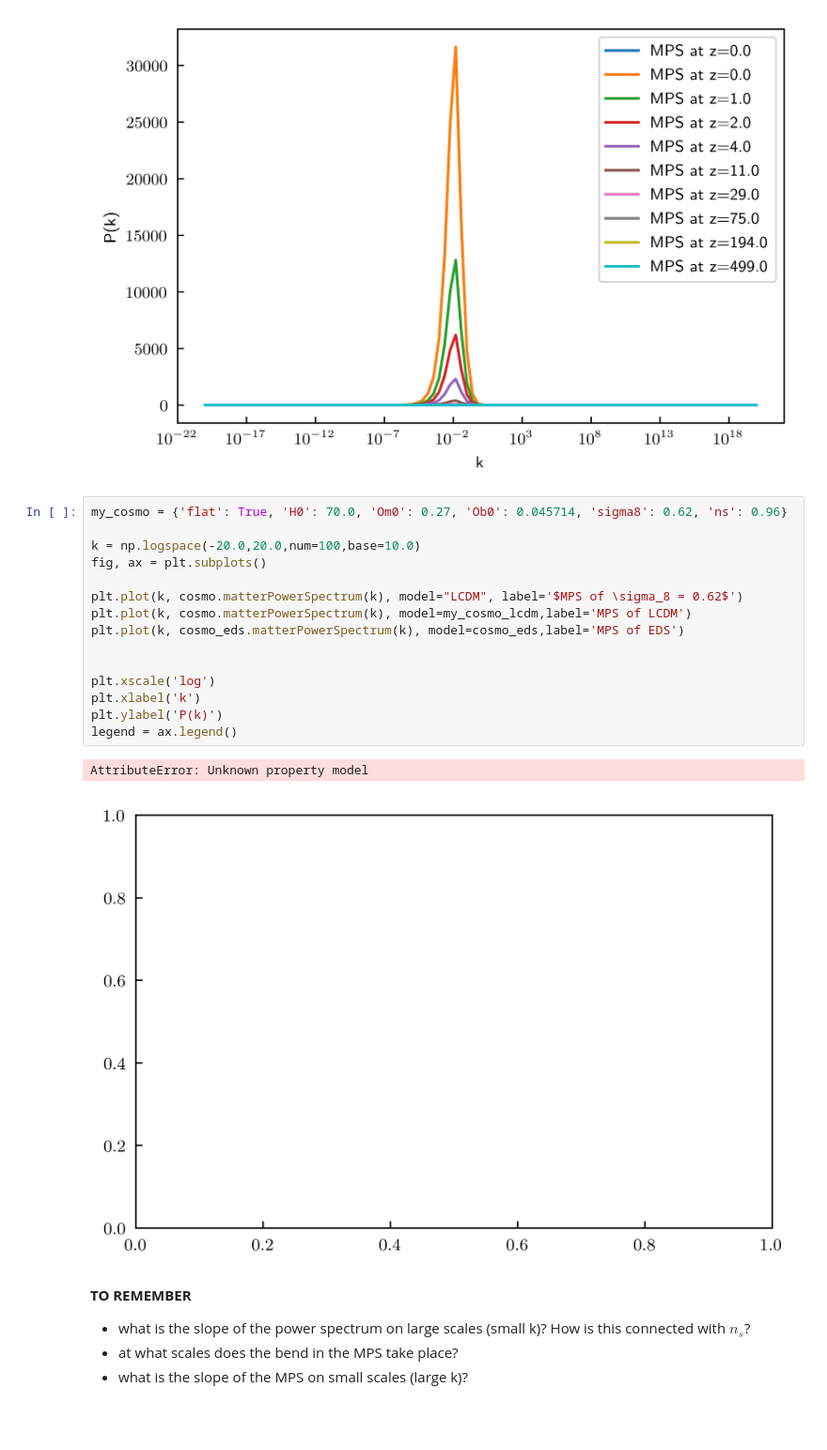
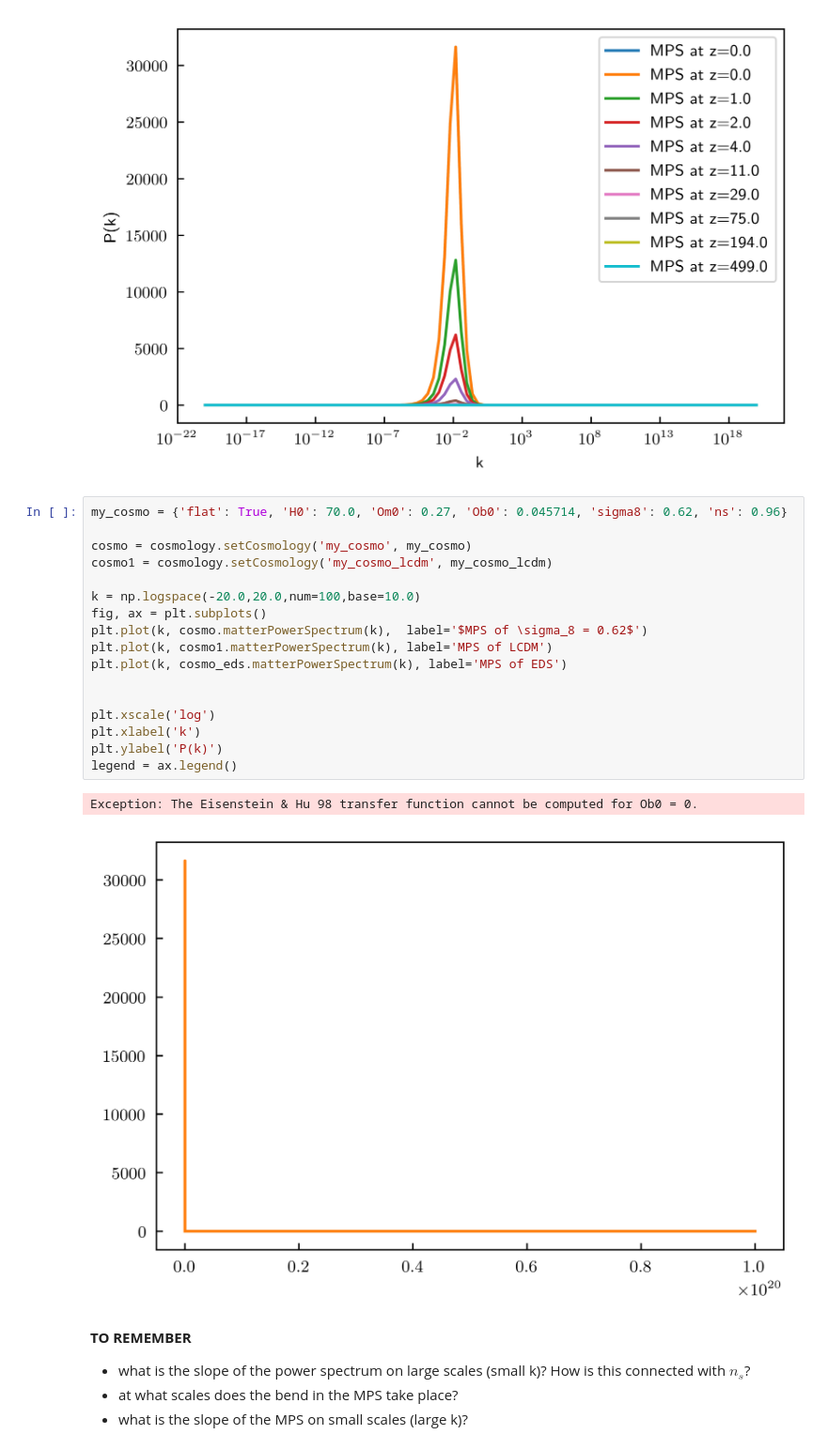
Before and after one commit to rqguan/ASTR214_Runquan, a Jupyter notebook: class3and4_powerspectrum_Runquan.ipynb, the cells around one changed output. Shown at 94% size. Cells and saved outputs as stored; diff of their text form; blank space fills up the shorter version.

```diff
--- a/class3and4_powerspectrum_Runquan.ipynb
+++ b/class3and4_powerspectrum_Runquan.ipynb
@@ -874,21 +874,23 @@ legend = ax.legend()
 # %%
 my_cosmo = {'flat': True, 'H0': 70.0, 'Om0': 0.27, 'Ob0': 0.045714, 'sigma8': 0.62, 'ns': 0.96}
 
+cosmo = cosmology.setCosmology('my_cosmo', my_cosmo)
+cosmo1 = cosmology.setCosmology('my_cosmo_lcdm', my_cosmo_lcdm)
+
 k = np.logspace(-20.0,20.0,num=100,base=10.0)
 fig, ax = plt.subplots()
-
-plt.plot(k, cosmo.matterPowerSpectrum(k), model="LCDM", label='$MPS of \sigma_8 = 0.62$')
-plt.plot(k, cosmo.matterPowerSpectrum(k), model=my_cosmo_lcdm,label='MPS of LCDM')
-plt.plot(k, cosmo_eds.matterPowerSpectrum(k), model=cosmo_eds,label='MPS of EDS')
+plt.plot(k, cosmo.matterPowerSpectrum(k),  label='$MPS of \sigma_8 = 0.62$')
+plt.plot(k, cosmo1.matterPowerSpectrum(k), label='MPS of LCDM')
+plt.plot(k, cosmo_eds.matterPowerSpectrum(k), label='MPS of EDS')
 
 
 plt.xscale('log')
 plt.xlabel('k')
 plt.ylabel('P(k)')
 legend = ax.legend()
 # %% [output]
-AttributeError: Unknown property model
+Exception: The Eisenstein & Hu 98 transfer function cannot be computed for Ob0 = 0.
-[figure, old version]
+[figure, new version]
 # %% [markdown]
 **TO REMEMBER**
 * what is the slope of the power spectrum on large scales (small k)? How is this connected with $n_s$?
```
Also changed, not shown: parts of 1 cell of this notebook, 3 other files.
